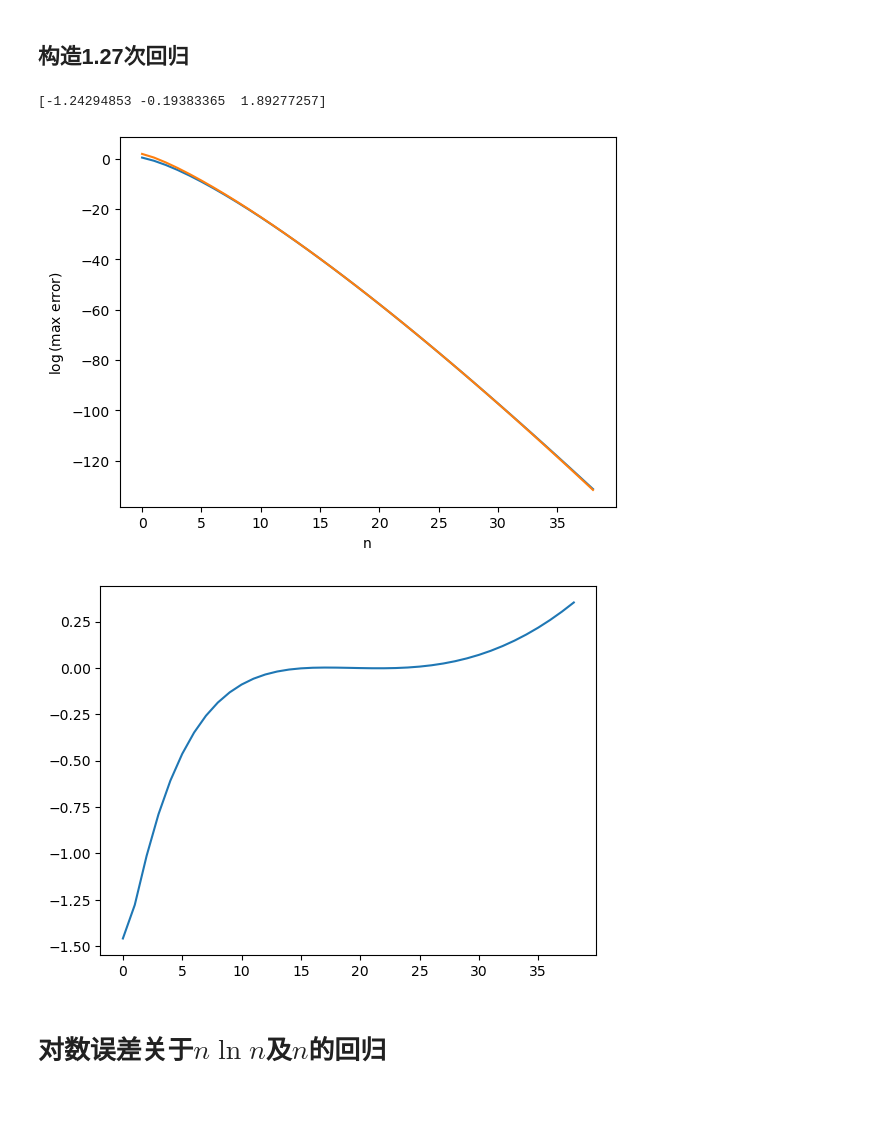
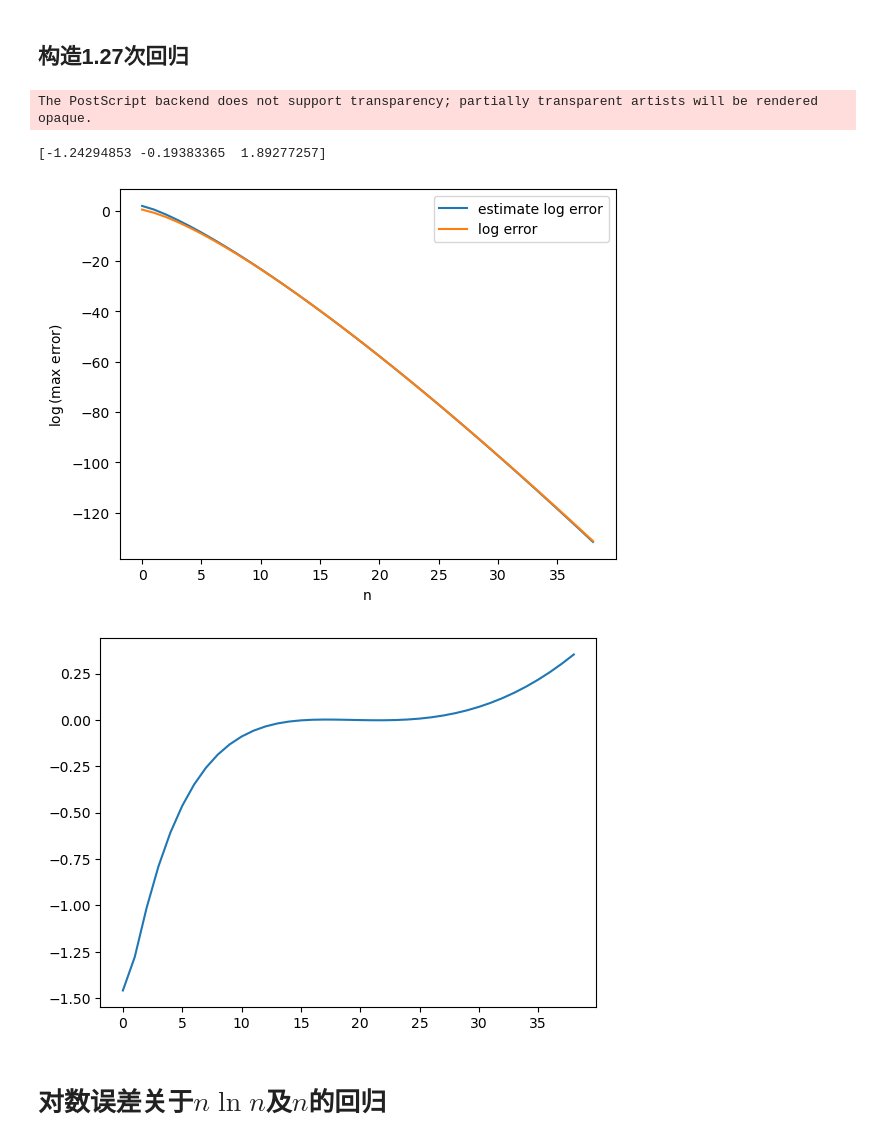
Before and after one commit to Suffoc/SquareApproximation, a Jupyter notebook: SquareApproximation.ipynb, the cells around one changed output. Drawn from its saved outputs; the diff is of its cells as text; code cells hidden in the pictures; blank space fills up the shorter version.

```diff
--- a/SquareApproximation.ipynb
+++ b/SquareApproximation.ipynb
@@ -274,27 +280,29 @@ plt.show()
 # %%
 #变量以frac_poly_开头命名
 frac_poly_A = [n ** 1.27, n, np.ones_like(n)]
 frac_poly_A = np.transpose(frac_poly_A)
 frac_poly_An = frac_poly_A[15:25]
 frac_poly_ATA = np.matmul(np.transpose(frac_poly_An), frac_poly_An)
 frac_poly_ATB = np.matmul(np.transpose(frac_poly_An), log_error[15:25])
 frac_poly_coef = np.matmul(np.linalg.inv(frac_poly_ATA), frac_poly_ATB)
 print(frac_poly_coef)
 
 frac_poly_pred = np.matmul(frac_poly_A, frac_poly_coef)
 plt.figure()
-plt.plot(n, log_error)
-plt.plot(n, frac_poly_pred)
+plt.plot(n, frac_poly_pred, label = "estimate log error")
+plt.plot(n, log_error, label = "log error")
 plt.xlabel("n")
 plt.ylabel("$\log$(max error)")
+plt.legend(loc = "best")
 plt.savefig("1.27 deg regression of log error to n.eps", dpi = 300, format = "eps")
 plt.show()
 plt.figure()
 plt.plot(n, log_error - frac_poly_pred)
 plt.show()
 # %% [output]
-[-1.24294853 -0.19383365  1.89277257]
+The PostScript backend does not support transparency; partially transparent artists will be rendered opaque.
+[-1.24294853 -0.19383365  1.89277257]
-[figure, old version]
+[figure, new version]
 [figure]
 # %% [markdown]
 # 对数误差关于$n\ln n$及$n$的回归
```
Also changed, not shown: parts of 5 cells of this notebook, 20 other files.
